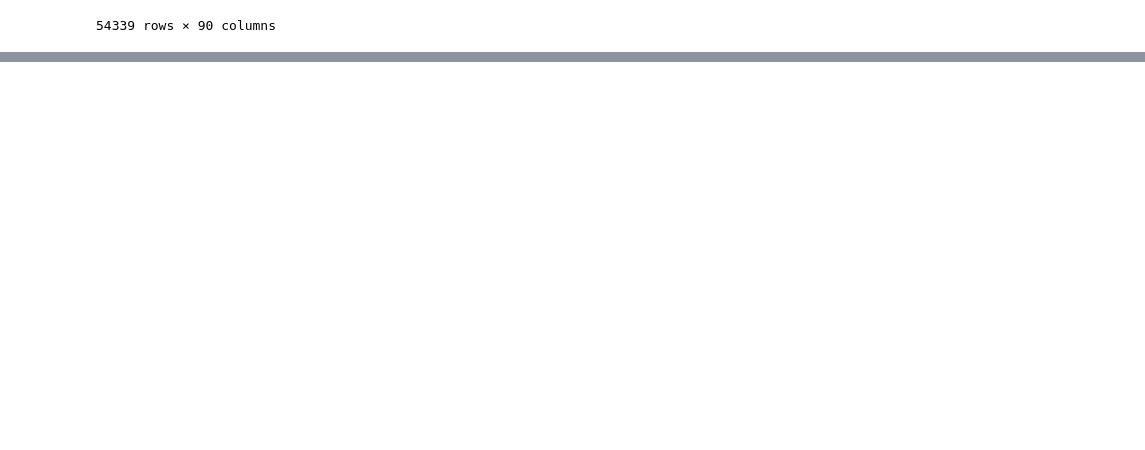
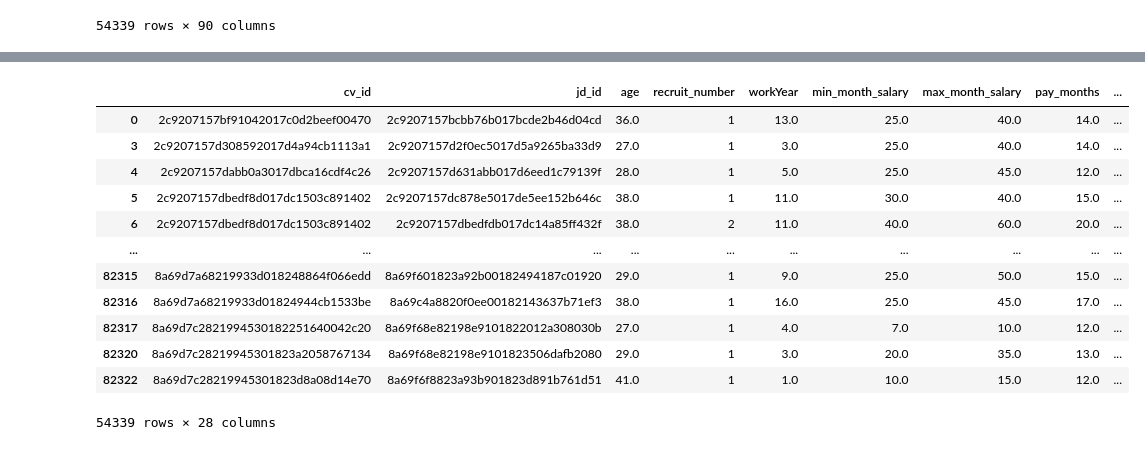
Before and after one commit to slowisfast2030/generalization, a Jupyter notebook: tfidf_lsa_merge_train.ipynb, the cells around one changed output, grey strips where cells are left out. Saved outputs shown, nothing was run; the diff lists cells and outputs as text; code cells hidden in the pictures; blank space fills up the shorter version.

```diff
--- a/tfidf_lsa_merge_train.ipynb
+++ b/tfidf_lsa_merge_train.ipynb
@@ -179,0 +308,2 @@ train_data_lsa_cvjd_54339[['cv_id', 'jd_id'] + raw_columns].to_pickle()
+# %%
+sample_train = raw_ext_new_feature_label
@@ -179,0 +328,67 @@ train_data_lsa_cvjd_54339[['cv_id', 'jd_id'] + raw_columns].to_pickle()
+# %%
+# 中位数填充
+from sklearn.impute import SimpleImputer
+import pickle
+
+imp = SimpleImputer(missing_values=np.nan, strategy='median')
+
+sample_train['age'] = imp.fit_transform(sample_train[['age']])
+imp_pkl_filename = 'age_missing_model.pkl'
+with open(imp_pkl_filename, 'wb') as file:
+    pickle.dump(imp, file)
+
+sample_train['workYear'] = imp.fit_transform(sample_train[['workYear']])
+imp_pkl_filename = 'workYear_missing_model.pkl'
+with open(imp_pkl_filename, 'wb') as file:
+    pickle.dump(imp, file)
+
+sample_train['min_month_salary'] = imp.fit_transform(sample_train[['min_month_salary']])
+imp_pkl_filename = 'min_month_salary_missing_model.pkl'
+with open(imp_pkl_filename, 'wb') as file:
+    pickle.dump(imp, file)
+
+sample_train['max_month_salary'] = imp.fit_transform(sample_train[['max_month_salary']])
+imp_pkl_filename = 'max_month_salary_missing_model.pkl'
+with open(imp_pkl_filename, 'wb') as file:
+    pickle.dump(imp, file)
+
+sample_train['pay_months'] = imp.fit_transform(sample_train[['pay_months']])
+imp_pkl_filename = 'pay_months_missing_model.pkl'
+with open(imp_pkl_filename, 'wb') as file:
+    pickle.dump(imp, file)
+
+sample_train['work_duration_mean'] = imp.fit_transform(sample_train[['work_duration_mean']])
+imp_pkl_filename = 'work_duration_mean_missing_model.pkl'
+with open(imp_pkl_filename, 'wb') as file:
+    pickle.dump(imp, file)
+
+
+
+
+imp = SimpleImputer(missing_values=-1, strategy='median')
+# 这两个只能选一个接入模型
+sample_train['parsed_desiredSalary'] = imp.fit_transform(sample_train[['parsed_desiredSalary']])
+imp_pkl_filename = 'parsed_desiredSalary_missing_model.pkl'
+with open(imp_pkl_filename, 'wb') as file:
+    pickle.dump(imp, file)
+
+sample_train['parsed_currentSalary'] = imp.fit_transform(sample_train[['parsed_currentSalary']])
+imp_pkl_filename = 'parsed_currentSalary_missing_model.pkl'
+with open(imp_pkl_filename, 'wb') as file:
+    pickle.dump(imp, file)
+
+sample_train
+# %% [output]
+|  | cv_id | jd_id | age | recruit_number | workYear | min_month_salary | max_month_salary | pay_months | ... |
+| 0 | 2c9207157bf91042017c0d2beef00470 | 2c9207157bcbb76b017bcde2b46d04cd | 36.0 | 1 | 13.0 | 25.0 | 40.0 | 14.0 | ... |
+| 3 | 2c9207157d308592017d4a94cb1113a1 | 2c9207157d2f0ec5017d5a9265ba33d9 | 27.0 | 1 | 3.0 | 25.0 | 40.0 | 14.0 | ... |
+| 4 | 2c9207157dabb0a3017dbca16cdf4c26 | 2c9207157d631abb017d6eed1c79139f | 28.0 | 1 | 5.0 | 25.0 | 45.0 | 12.0 | ... |
+| 5 | 2c9207157dbedf8d017dc1503c891402 | 2c9207157dc878e5017de5ee152b646c | 38.0 | 1 | 11.0 | 30.0 | 40.0 | 15.0 | ... |
+| 6 | 2c9207157dbedf8d017dc1503c891402 | 2c9207157dbedfdb017dc14a85ff432f | 38.0 | 2 | 11.0 | 40.0 | 60.0 | 20.0 | ... |
+| ... | ... | ... | ... | ... | ... | ... | ... | ... | ... |
+| 82315 | 8a69d7a68219933d018248864f066edd | 8a69f601823a92b00182494187c01920 | 29.0 | 1 | 9.0 | 25.0 | 50.0 | 15.0 | ... |
+| 82316 | 8a69d7a68219933d01824944cb1533be | 8a69c4a8820f0ee00182143637b71ef3 | 38.0 | 1 | 16.0 | 25.0 | 45.0 | 17.0 | ... |
+| 82317 | 8a69d7c2821994530182251640042c20 | 8a69f68e82198e9101822012a308030b | 27.0 | 1 | 4.0 | 7.0 | 10.0 | 12.0 | ... |
+| 82320 | 8a69d7c28219945301823a2058767134 | 8a69f68e82198e9101823506dafb2080 | 29.0 | 1 | 3.0 | 20.0 | 35.0 | 13.0 | ... |
+| 82322 | 8a69d7c28219945301823d8a08d14e70 | 8a69f6f8823a93b901823d891b761d51 | 41.0 | 1 | 1.0 | 10.0 | 15.0 | 12.0 | ... |
+54339 rows × 28 columns
```
Also changed, not shown: parts of 37 cells of this notebook, 8 other files.
